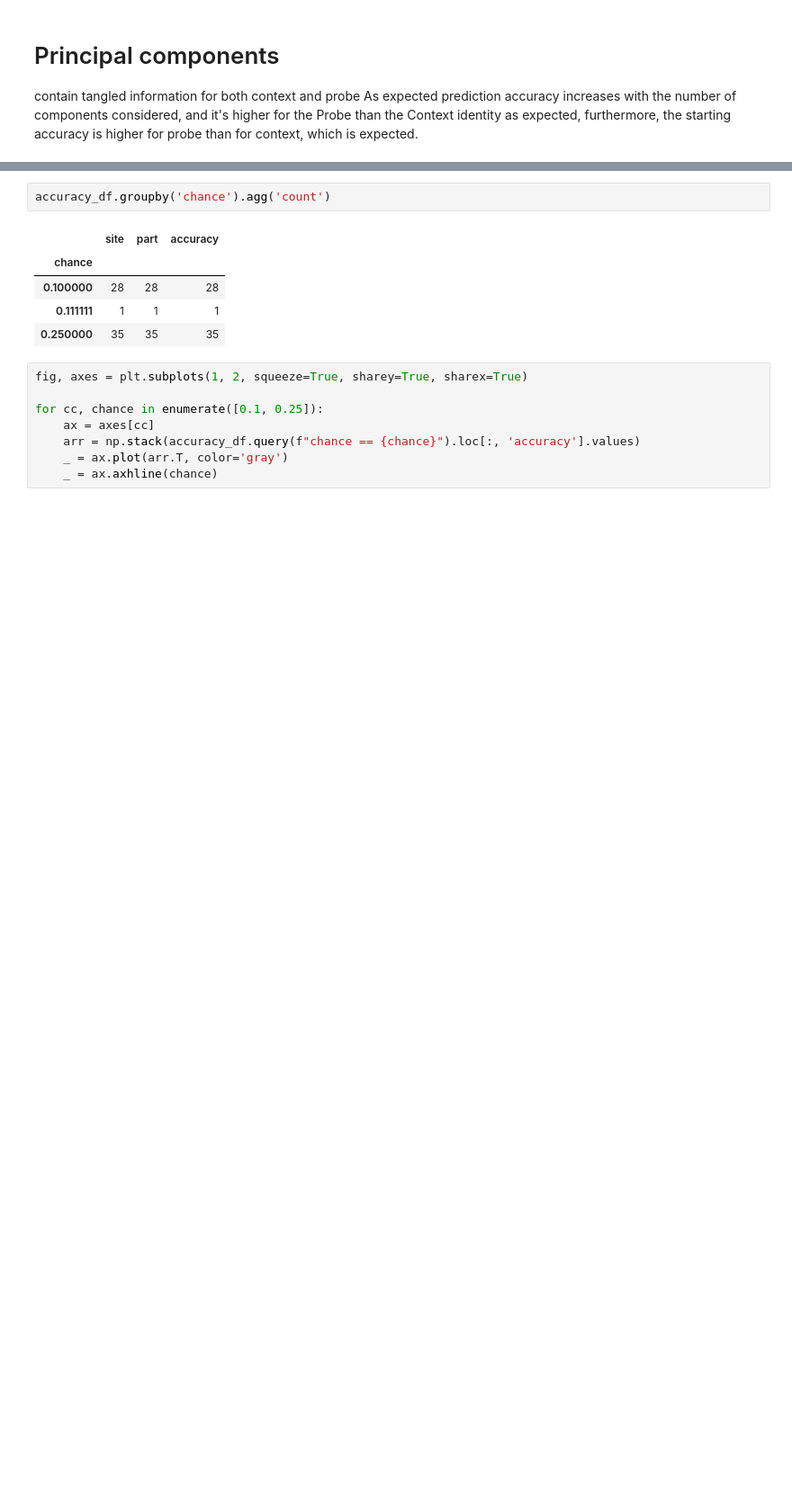
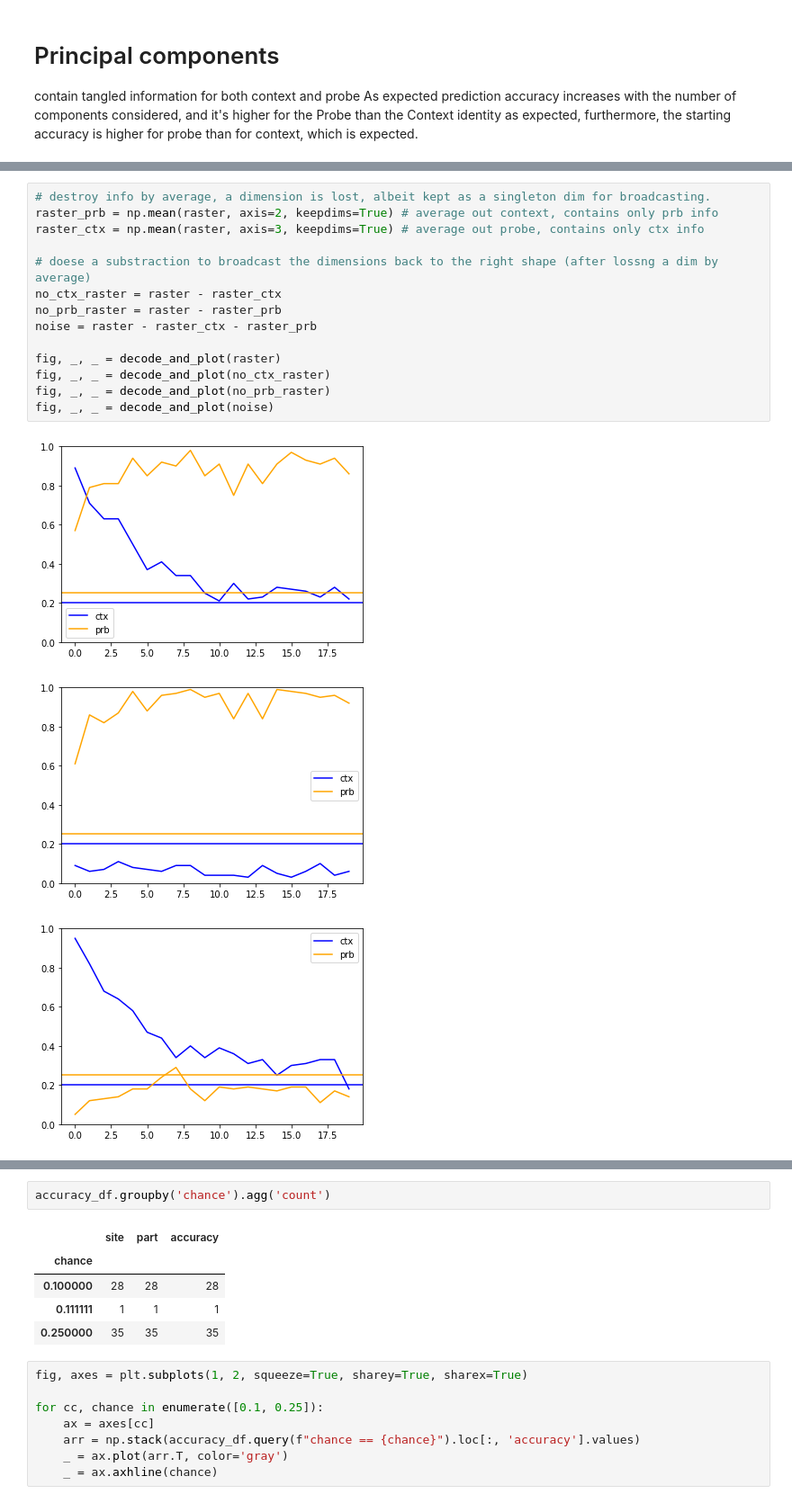
Before and after one commit to Mateo-Lopez-Espejo/context_probe_analysis, a Jupyter notebook: notebooks/221219_decoder.ipynb, the cells around one changed output, grey strips where cells are left out. Shown at 90% size. Drawn from its saved outputs; the diff is of its cells as text; blank space fills up the shorter version.

Commit message:
for the decoding analysis implemented a densification method by diagonalization of context effects

```diff
--- a/notebooks/221219_decoder.ipynb
+++ b/notebooks/221219_decoder.ipynb
@@ -349,0 +251,18 @@ _ = plot_accuracies(uf, lb)
+# %%
+# destroy info by average, a dimension is lost, albeit kept as a singleton dim for broadcasting.
+raster_prb = np.mean(raster, axis=2, keepdims=True) # average out context, contains only prb info
+raster_ctx = np.mean(raster, axis=3, keepdims=True) # average out probe, contains only ctx info
+
+# doese a substraction to broadcast the dimensions back to the right shape (after lossng a dim by average)
+no_ctx_raster = raster - raster_ctx
+no_prb_raster = raster - raster_prb
+noise = raster - raster_ctx - raster_prb
+
+fig, _, _ = decode_and_plot(raster)
+fig, _, _ = decode_and_plot(no_ctx_raster)
+fig, _, _ = decode_and_plot(no_prb_raster)
+fig, _, _ = decode_and_plot(noise)
+# %% [output]
+[figure, added]
+[figure, added]
+[figure, added]
```
Also changed, not shown: parts of 68 cells of this notebook, 1 other file.
